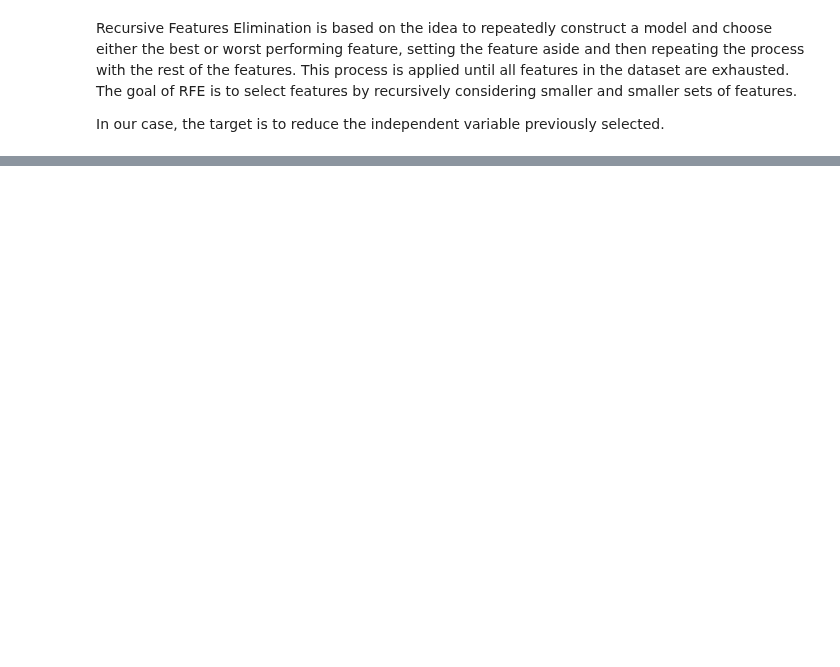
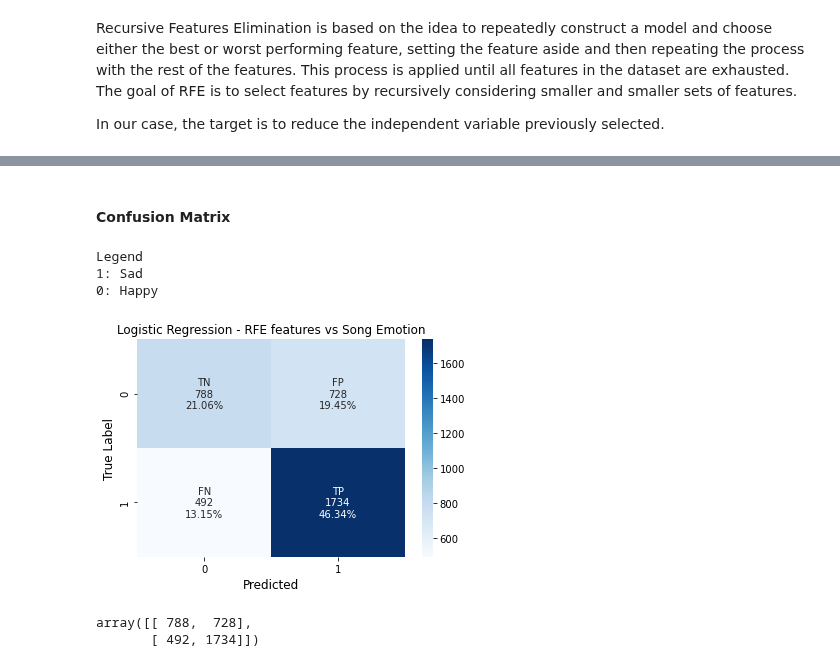
Before and after one commit to gaetanoantonicchio/DataMining-2, a Jupyter notebook: src/Module 2/Logistic Regression/Logistic-Regression_Song-Emotions.ipynb, the cells around one changed output, grey strips where cells are left out. Drawn from its saved outputs; the diff is of its cells as text; code cells hidden in the pictures; blank space fills up the shorter version.

```diff
--- a/src/Module 2/Logistic Regression/Logistic-Regression_Song-Emotions.ipynb
+++ b/src/Module 2/Logistic Regression/Logistic-Regression_Song-Emotions.ipynb
@@ -406,0 +425,16 @@ In our case, the target is to reduce the independent variable previously selecte
+# %%
+attributes = ['danceability','energy','tempo']
+data = echo[attributes]
+# %%
+X_train, X_test, y_train, y_test = train_test_split(data, class_name, test_size=0.30, random_state=42, stratify=class_name,
+                                                   shuffle=True)
+# %%
+# Normalize data (np.array)
+scaler = StandardScaler()
+scaler.fit(X_train)
+X_train = scaler.transform(X_train)
+X_test = scaler.transform(X_test)
+# %%
+logreg = LogisticRegression(random_state=0)
+logreg.fit(X_train, y_train)
+y_pred = logreg.predict(X_test)
@@ -406,0 +458,17 @@ In our case, the target is to reduce the independent variable previously selecte
+# %% [markdown]
+#### Confusion Matrix
+# %%
+cf_matrix = confusion_matrix(y_test, y_pred)
+print(f"Legend\n1: Sad\n0: Happy")
+make_confusion_matrix(cf_matrix, 'Logistic Regression - RFE features vs Song Emotion')
+# %% [output]
+Legend
+1: Sad
+0: Happy
+[figure, added]
+# %%
+cf_matrix = confusion_matrix(y_test, y_pred)
+cf_matrix
+# %% [output]
+array([[ 788,  728],
+       [ 492, 1734]])
```
Also changed, not shown: parts of 17 cells of this notebook.
